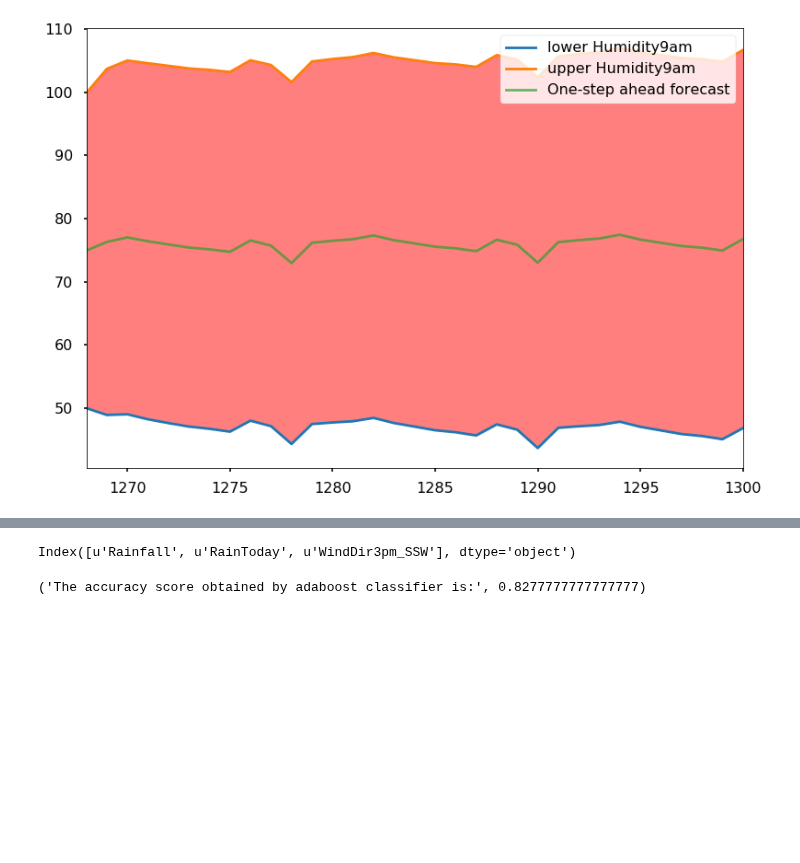
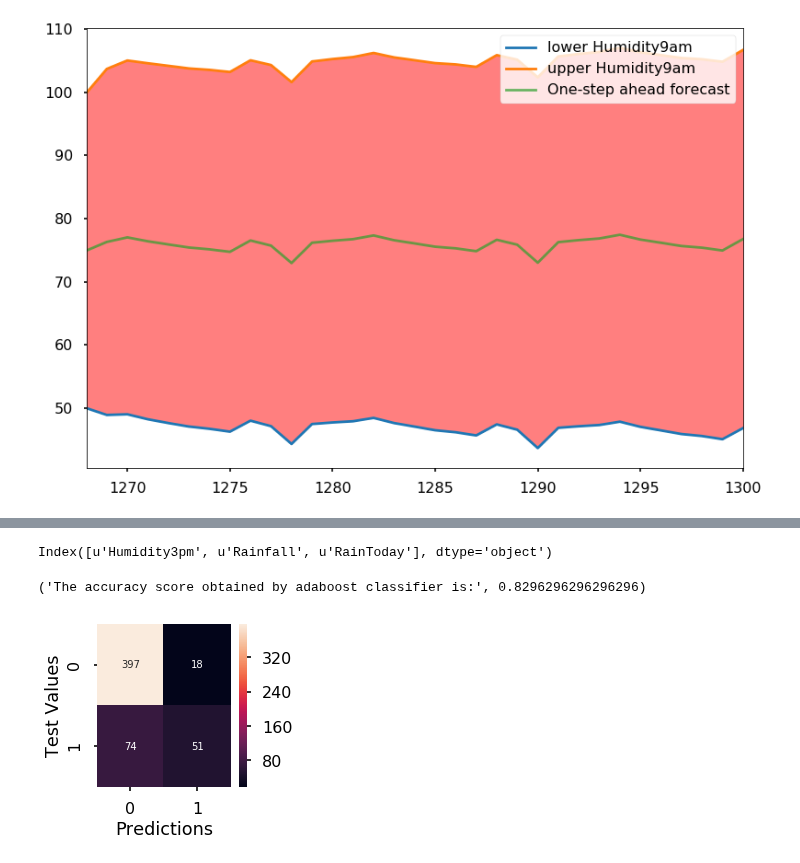
Before and after one commit to duguyihou/weatherForecast, a Jupyter notebook: Ass2.ipynb, the cells around one changed output, grey strips where cells are left out. Drawn from its saved outputs; the diff is of its cells as text; code cells hidden in the pictures; blank space fills up the shorter version.

```diff
--- a/Ass2.ipynb
+++ b/Ass2.ipynb
@@ -430,27 +484,34 @@ df_attr.iloc[4:10]
 # %%
-from sklearn.feature_selection import SelectKBest, chi2
 X = df_attr.loc[:,df_attr.columns!='RainTomorrow']
 y = df_attr[['RainTomorrow']]
-selector = SelectKBest(chi2, k=3)
+selector = SelectKBest(chi2, k='all')
 selector.fit(X, y)
 X_new = selector.transform(X)
 print(X.columns[selector.get_support(indices=True)])
 # %% [output]
-Index([u'Rainfall', u'RainToday', u'WindDir3pm_SSW'], dtype='object')
+Index([u'Humidity3pm', u'Rainfall', u'RainToday'], dtype='object')
 # %%
 df_attr = df_attr[['Humidity3pm','Rainfall','RainToday','RainTomorrow']]
-X = df_attr[['Humidity3pm']]
+X = df_attr[['Humidity3pm','Rainfall','RainToday']]
 y = df_attr[['RainTomorrow']]
+X_train,X_test,y_train,y_test = train_test_split(X,y,test_size=0.25)
-# %%
-from sklearn.model_selection import train_test_split
-from sklearn.metrics import accuracy_score
-from sklearn.linear_model import LogisticRegression
-X_train,X_test,y_train,y_test = train_test_split(X,y,test_size=0.25)
-clf_logreg = LogisticRegression(random_state=0)
-clf_logreg.fit(X_train,y_train)
-y_pred = clf_logreg.predict(X_test)
-clf_logreg_score = accuracy_score(y_test,y_pred)
-print('The accuracy score obtained by adaboost classifier is:', clf_logreg_score)
-# %% [output]
-('The accuracy score obtained by adaboost classifier is:', 0.8277777777777777)
+# %%
+clf_logreg = LogisticRegression(random_state=0)
+clf_logreg.fit(X_train,y_train)
+logreg_pred = clf_logreg.predict(X_test)
+clf_logreg_score = accuracy_score(y_test,y_pred)
+print('The accuracy score obtained by adaboost classifier is:', clf_logreg_score)
+
+# Making the Confusion Matrix
+cm = confusion_matrix(y_test, logreg_pred)
+
+# Ploting the Confusion Matrix
+f, ax = plt.subplots(figsize = (3,3))
+sns.heatmap(cm,annot=True,linecolor="red",fmt=".0f",ax=ax)
+plt.xlabel("Predictions")
+plt.ylabel("Test Values")
+plt.show()
+# %% [output]
+('The accuracy score obtained by adaboost classifier is:', 0.8296296296296296)
+[figure, added]
 # %%
```
Also changed, not shown: parts of 14 cells of this notebook.
